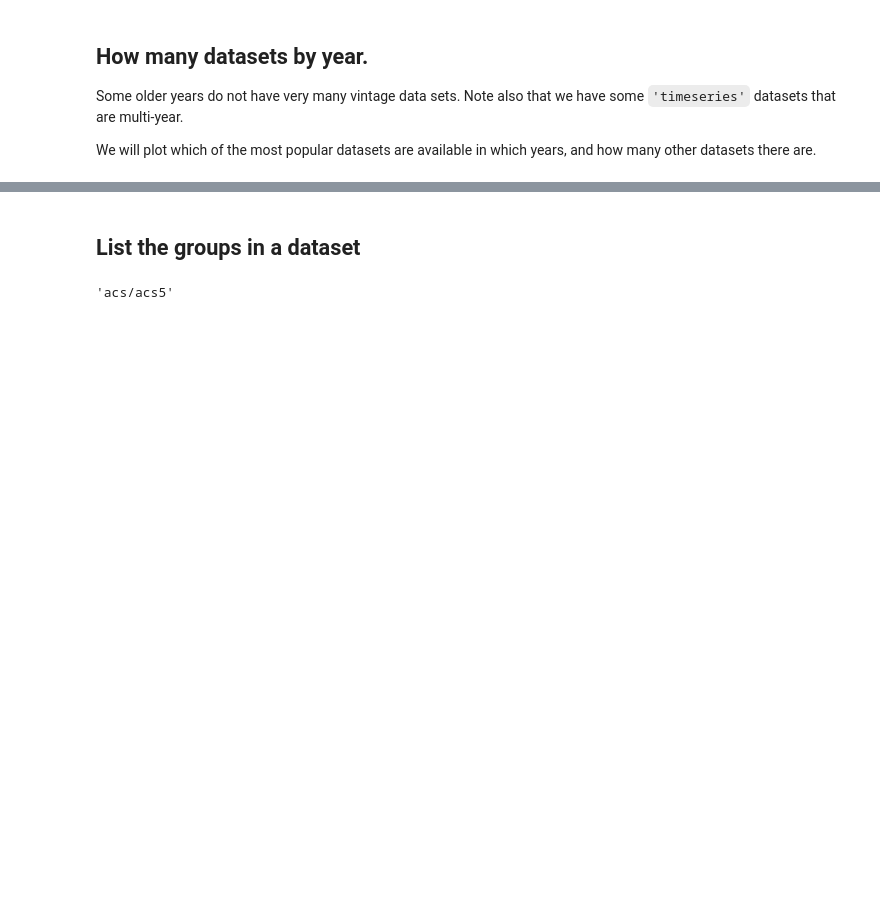
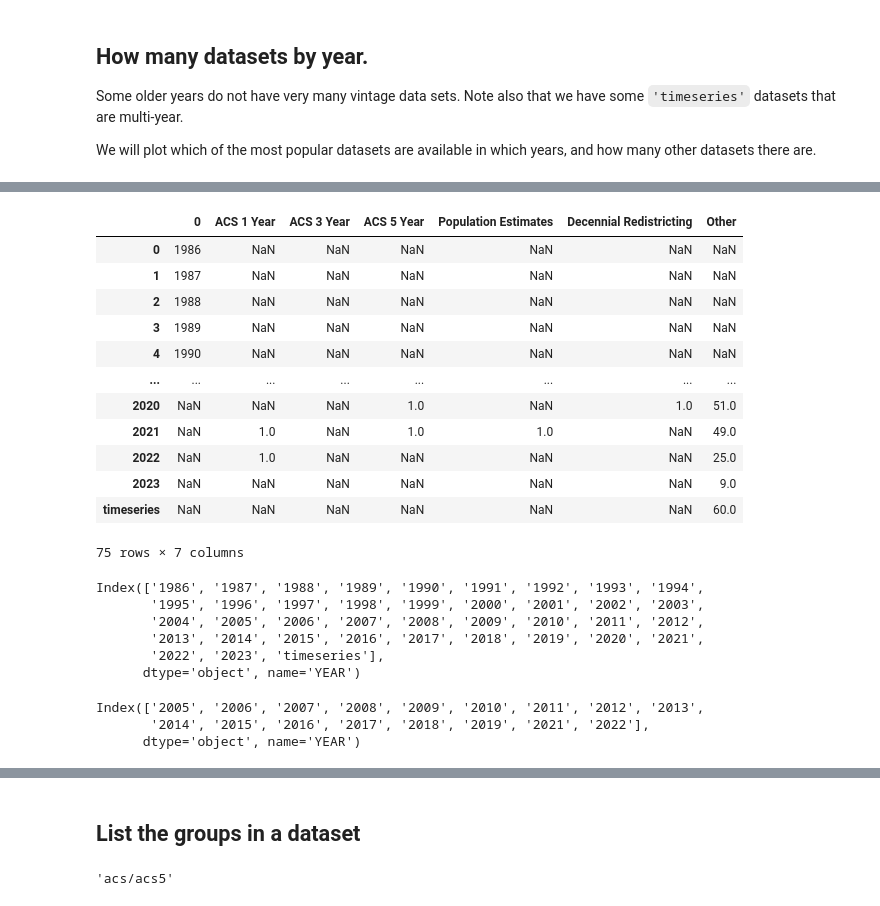
Before and after one commit to censusdis/censusdis, a Jupyter notebook: notebooks/Querying Available Data Sets.ipynb, the cells around one changed output, grey strips where cells are left out. Saved outputs shown, nothing was run; the diff lists cells and outputs as text; code cells hidden in the pictures; blank space fills up the shorter version.

```diff
--- a/notebooks/Querying Available Data Sets.ipynb
+++ b/notebooks/Querying Available Data Sets.ipynb
@@ -128,3 +81,70 @@ df_dataset_counts
+# %%
+datasets_to_count = {
+    "ACS 1 Year": "acs/acs1",
+    "ACS 3 Year": "acs/acs3",
+    "ACS 5 Year": "acs/acs5",
+    "Population Estimates": "pep/population",
+    "Decennial Redistricting": "dec/pl",
+}
+
+s_counts_by_dataset = {
+    name: df_all_datasets[df_all_datasets.DATASET == dataset]
+    .groupby("YEAR")["DATASET"]
+    .count()
+    for name, dataset in datasets_to_count.items()
+}
+
+
+
+s_counts_other = {
+    "Other": df_all_datasets[~df_all_datasets.DATASET.isin(datasets_to_count)]
+    .groupby("YEAR")["DATASET"]
+    .count()
+}
+
+# Make all the indices strings so when pandas sorts them it does not
+# have a problem comparing ints and strings.
+s_counts_other["Other"].index = s_counts_other["Other"].index.map(str)
+for s_counts in s_counts_by_dataset.values():
+    s_counts.index = s_counts.index.map(str)
+
+
+df_years = pd.DataFrame([str(year) for year in range(1986, 2022)])
+
+df_dataset_counts = df_years.join(
+    pd.DataFrame(dict(s_counts_by_dataset, **s_counts_other)), how="outer"
+)
+
+df_dataset_counts
+# %% [output]
+|  | 0 | ACS 1 Year | ACS 3 Year | ACS 5 Year | Population Estimates | Decennial Redistricting | Other |
+| 0 | 1986 | NaN | NaN | NaN | NaN | NaN | NaN |
+| 1 | 1987 | NaN | NaN | NaN | NaN | NaN | NaN |
+| 2 | 1988 | NaN | NaN | NaN | NaN | NaN | NaN |
+| 3 | 1989 | NaN | NaN | NaN | NaN | NaN | NaN |
+| 4 | 1990 | NaN | NaN | NaN | NaN | NaN | NaN |
+| ... | ... | ... | ... | ... | ... | ... | ... |
+| 2020 | NaN | NaN | NaN | 1.0 | NaN | 1.0 | 51.0 |
+| 2021 | NaN | 1.0 | NaN | 1.0 | 1.0 | NaN | 49.0 |
+| 2022 | NaN | 1.0 | NaN | NaN | NaN | NaN | 25.0 |
+| 2023 | NaN | NaN | NaN | NaN | NaN | NaN | 9.0 |
+| timeseries | NaN | NaN | NaN | NaN | NaN | NaN | 60.0 |
+75 rows × 7 columns
+# %%
+s_counts_other['Other'].index
+# %% [output]
+Index(['1986', '1987', '1988', '1989', '1990', '1991', '1992', '1993', '1994',
+       '1995', '1996', '1997', '1998', '1999', '2000', '2001', '2002', '2003',
+       '2004', '2005', '2006', '2007', '2008', '2009', '2010', '2011', '2012',
+       '2013', '2014', '2015', '2016', '2017', '2018', '2019', '2020', '2021',
+       '2022', '2023', 'timeseries'],
+      dtype='object', name='YEAR')
+# %%
+s_counts_by_dataset['ACS 1 Year'].index
+# %% [output]
+Index(['2005', '2006', '2007', '2008', '2009', '2010', '2011', '2012', '2013',
+       '2014', '2015', '2016', '2017', '2018', '2019', '2021', '2022'],
+      dtype='object', name='YEAR')
 # %%
 ax = df_dataset_counts[datasets_to_count.keys()].plot.bar(stacked=True, figsize=(12, 8))
 
```
Also changed, not shown: parts of 5 cells of this notebook.
